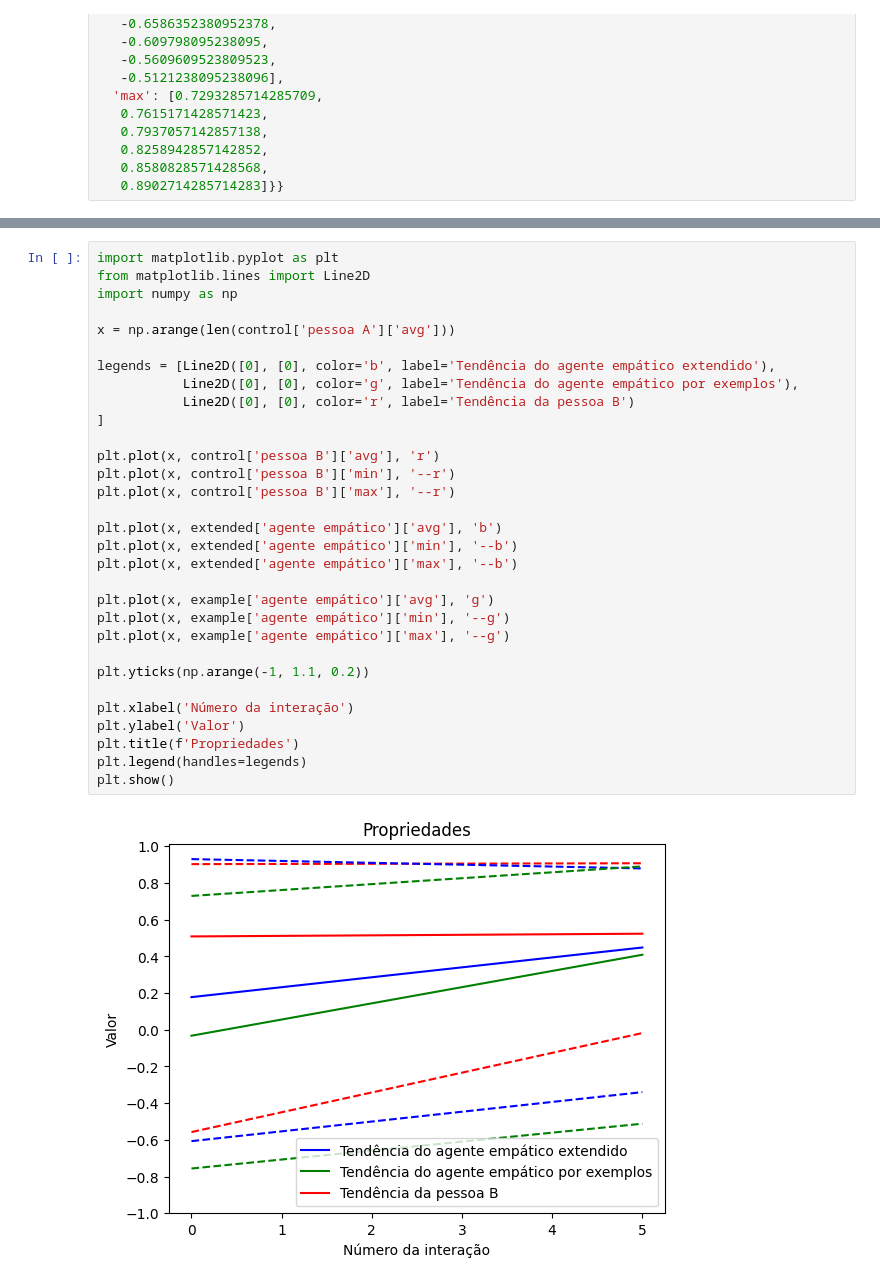
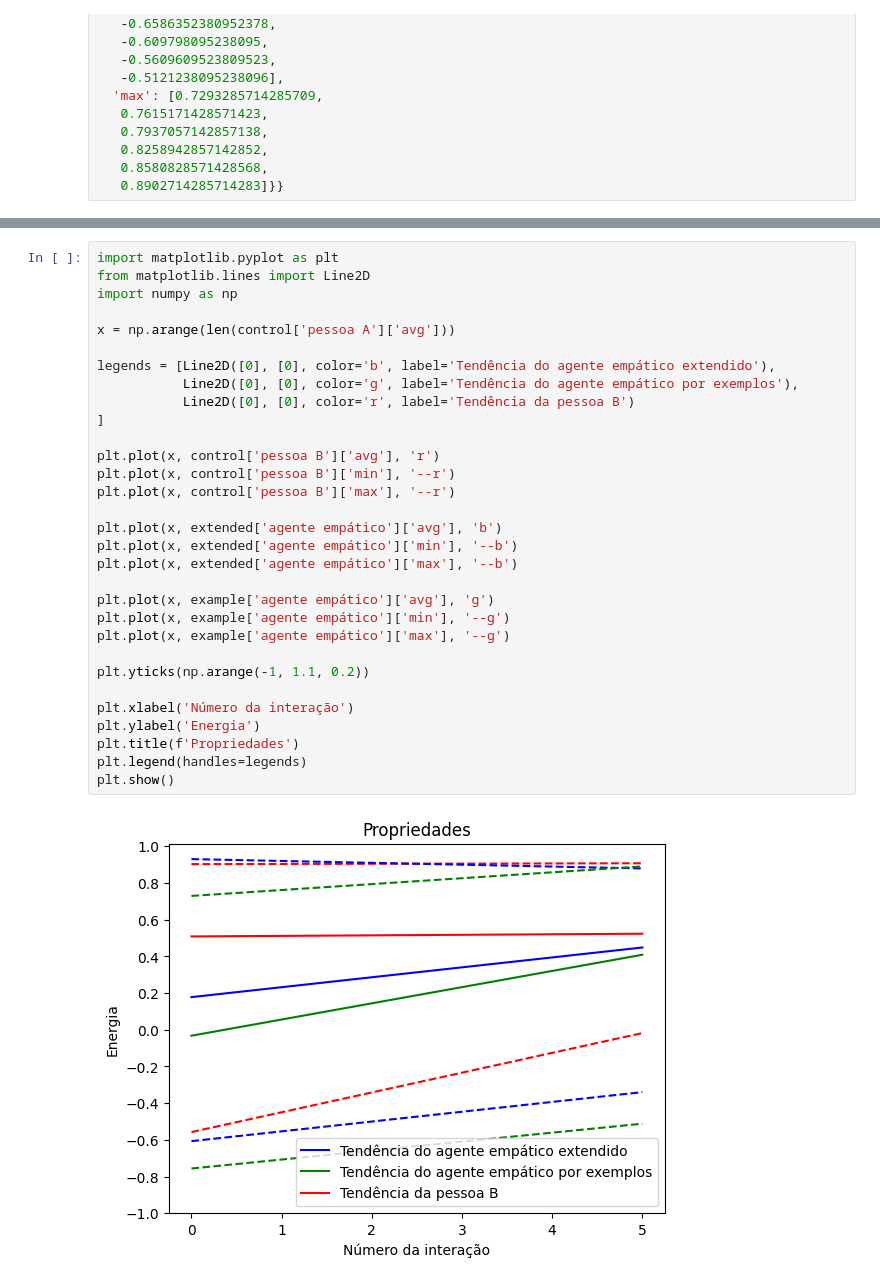
Before and after one commit to leomollmann/escuta-empatica, a Jupyter notebook: notebooks/compare.ipynb, the cells around one changed output, grey strips where cells are left out. Drawn from its saved outputs; the diff is of its cells as text.

```diff
--- a/notebooks/compare.ipynb
+++ b/notebooks/compare.ipynb
@@ -146,32 +146,32 @@ plt.show()
 import matplotlib.pyplot as plt
 from matplotlib.lines import Line2D
 import numpy as np
 
 x = np.arange(len(control['pessoa A']['avg']))
 
 legends = [Line2D([0], [0], color='b', label='Tendência do agente empático extendido'),
            Line2D([0], [0], color='g', label='Tendência do agente empático por exemplos'),
            Line2D([0], [0], color='r', label='Tendência da pessoa B')
 ]
 
 plt.plot(x, control['pessoa B']['avg'], 'r')
 plt.plot(x, control['pessoa B']['min'], '--r')
 plt.plot(x, control['pessoa B']['max'], '--r')
 
 plt.plot(x, extended['agente empático']['avg'], 'b')
 plt.plot(x, extended['agente empático']['min'], '--b')
 plt.plot(x, extended['agente empático']['max'], '--b')
 
 plt.plot(x, example['agente empático']['avg'], 'g')
 plt.plot(x, example['agente empático']['min'], '--g')
 plt.plot(x, example['agente empático']['max'], '--g')
 
 plt.yticks(np.arange(-1, 1.1, 0.2))
 
 plt.xlabel('Número da interação')
-plt.ylabel('Valor')
+plt.ylabel('Energia')
 plt.title(f'Propriedades')
 plt.legend(handles=legends)
 plt.show()
 # %% [output]
-[figure, old version]
+[figure, new version]
```
Also changed, not shown: parts of 7 cells of this notebook, 8 other files.
